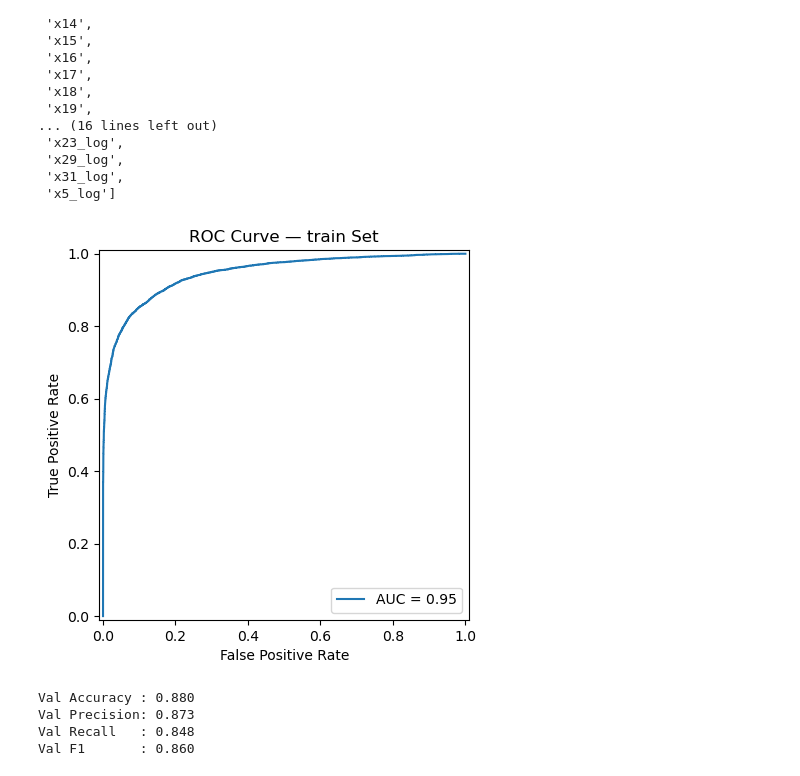
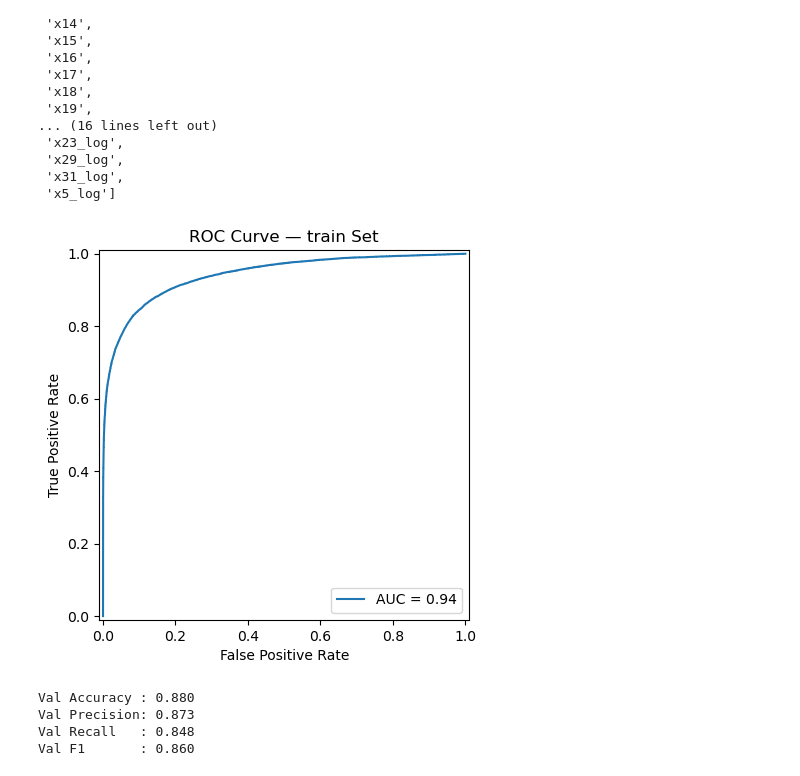
Before and after one commit to Python-Programming-DS/project-3-lili1501, a Jupyter notebook: Part_A_ML_model.ipynb, the cells around one changed output. Cells and saved outputs as stored; diff of their text form; code cells hidden in the pictures.

Commit message:
a small change to check train auc

```diff
--- a/Part_A_ML_model.ipynb
+++ b/Part_A_ML_model.ipynb
@@ -452,28 +452,28 @@ best_lr = lr_cv.best_estimator_
 # %%
 y_train_pred = best_lr.predict(X_train_s_f)
 
 # print("train Accuracy : %.3f" % metrics.accuracy_score(y_train_f, y_train_pred))
 # print("train Precision: %.3f" % metrics.precision_score(y_train_f, y_train_pred))
 # print("train Recall   : %.3f" % metrics.recall_score(y_train_f, y_train_pred))
 # print("train F1       : %.3f" % metrics.f1_score(y_train_f, y_train_pred))
 
 # cm = metrics.confusion_matrix(y_train_f, best_lr.predict(X_train_s_f))
 # sns.heatmap(cm.T, square=True, annot=True, fmt='d', cbar=False)
 # plt.xlabel('true label')
 # plt.ylabel('predicted label')
 
 # Val ROC Curve
 train_pred_proba = best_lr.predict_proba(X_train_s_f)[:,1]
-fpr_test, tpr_test, _ = roc_curve(y_val_f, val_pred_proba)
+fpr_test, tpr_test, _ = roc_curve(y_train_f, train_pred_proba)
 roc_auc_test = auc(fpr_test, tpr_test)
 
 display = RocCurveDisplay(fpr=fpr_test, tpr=tpr_test, roc_auc=roc_auc_test)
 display.plot()
 
 plt.title("ROC Curve — train Set")
 plt.show()
 # %% [output]
-[figure, old version]
+[figure, new version]
 # %%
 y_val_pred = best_lr.predict(X_val_s_f)
 
```
Also changed, not shown: 1 other file.
